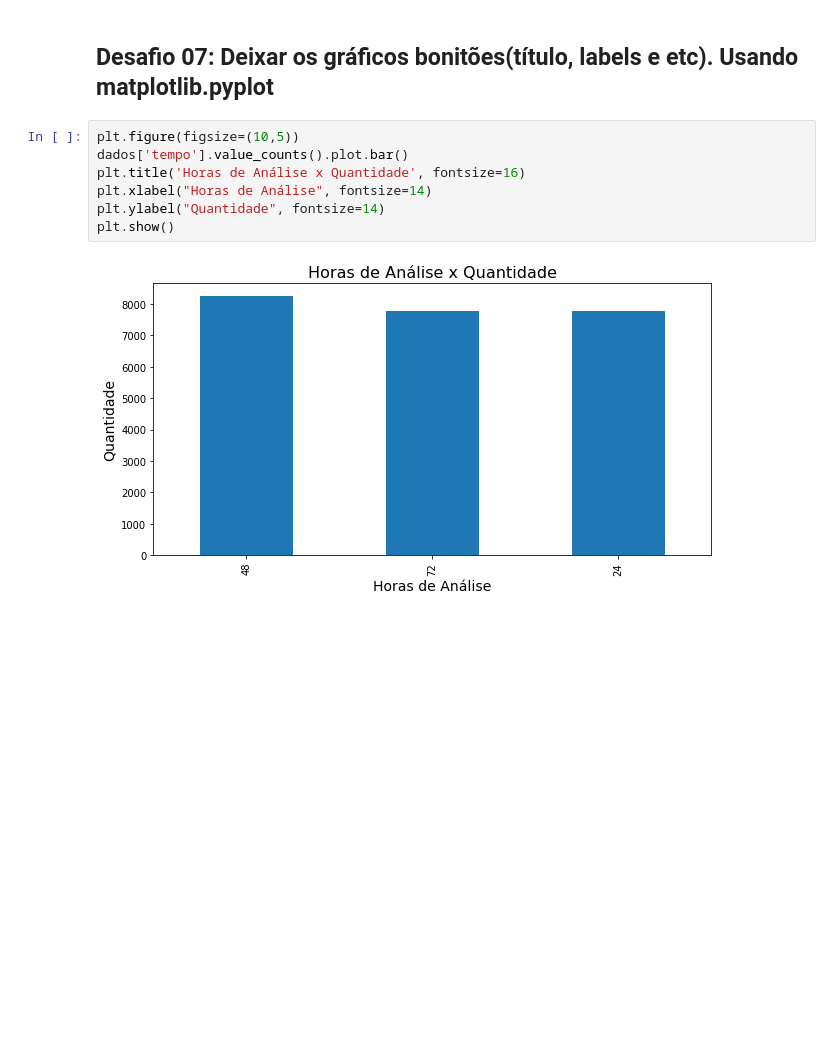
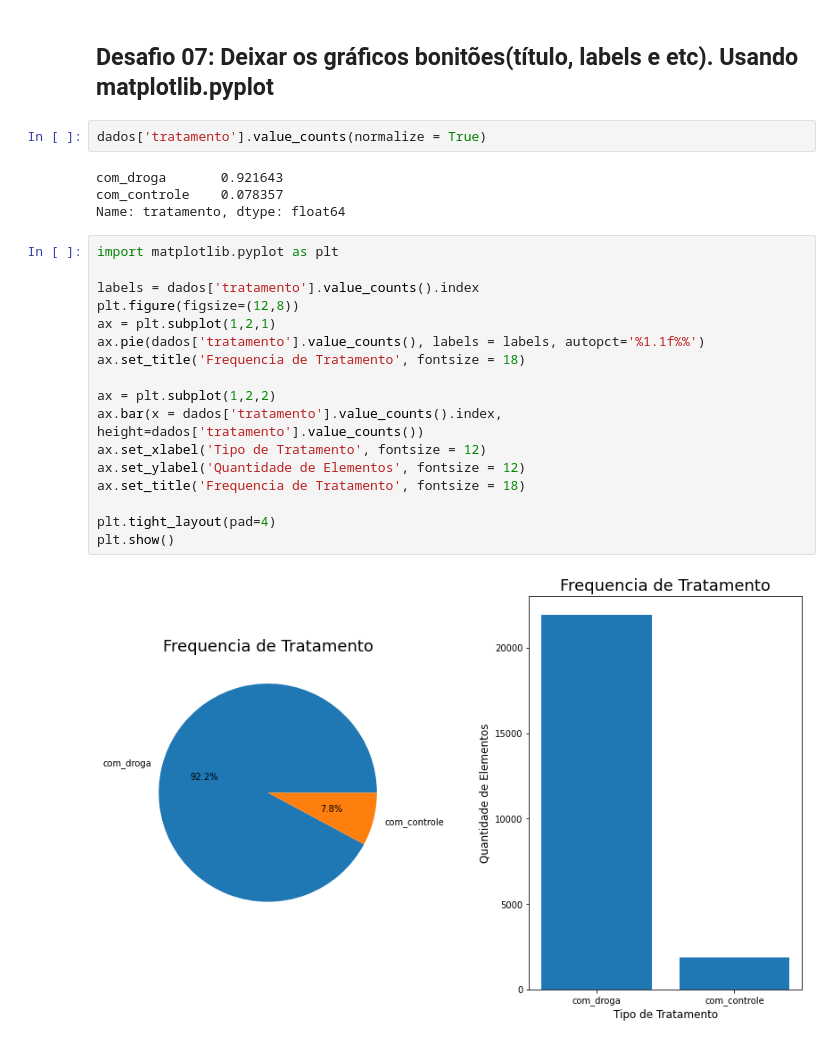
Before and after one commit to tamsmchado/imersao_dados2, a Jupyter notebook: Aula01_ImersaoDados_Desafios.ipynb, the cells around one changed output. Saved outputs shown, nothing was run; the diff lists cells and outputs as text; blank space fills up the shorter version.

```diff
--- a/Aula01_ImersaoDados_Desafios.ipynb
+++ b/Aula01_ImersaoDados_Desafios.ipynb
@@ -262,12 +262,28 @@ dados.head()
 5 rows × 877 columns
 # %% [markdown]
 ## Desafio 07: Deixar os gráficos bonitões(título, labels e etc). Usando matplotlib.pyplot
-# %%
-plt.figure(figsize=(10,5))
-dados['tempo'].value_counts().plot.bar()
-plt.title('Horas de Análise x Quantidade', fontsize=16)
-plt.xlabel("Horas de Análise", fontsize=14)
-plt.ylabel("Quantidade", fontsize=14)
-plt.show()
-# %% [output]
-[figure, removed]
+# %%
+dados['tratamento'].value_counts(normalize = True)
+# %% [output]
+com_droga       0.921643
+com_controle    0.078357
+Name: tratamento, dtype: float64
+# %%
+import matplotlib.pyplot as plt
+
+labels = dados['tratamento'].value_counts().index
+plt.figure(figsize=(12,8))
+ax = plt.subplot(1,2,1)
+ax.pie(dados['tratamento'].value_counts(), labels = labels, autopct='%1.1f%%')
+ax.set_title('Frequencia de Tratamento', fontsize = 18)
+
+ax = plt.subplot(1,2,2)
+ax.bar(x = dados['tratamento'].value_counts().index, height=dados['tratamento'].value_counts())
+ax.set_xlabel('Tipo de Tratamento', fontsize = 12)
+ax.set_ylabel('Quantidade de Elementos', fontsize = 12)
+ax.set_title('Frequencia de Tratamento', fontsize = 18)
+
+plt.tight_layout(pad=4)
+plt.show()
+# %% [output]
+[figure, added]
```
Also changed, not shown: parts of 2 cells of this notebook.
